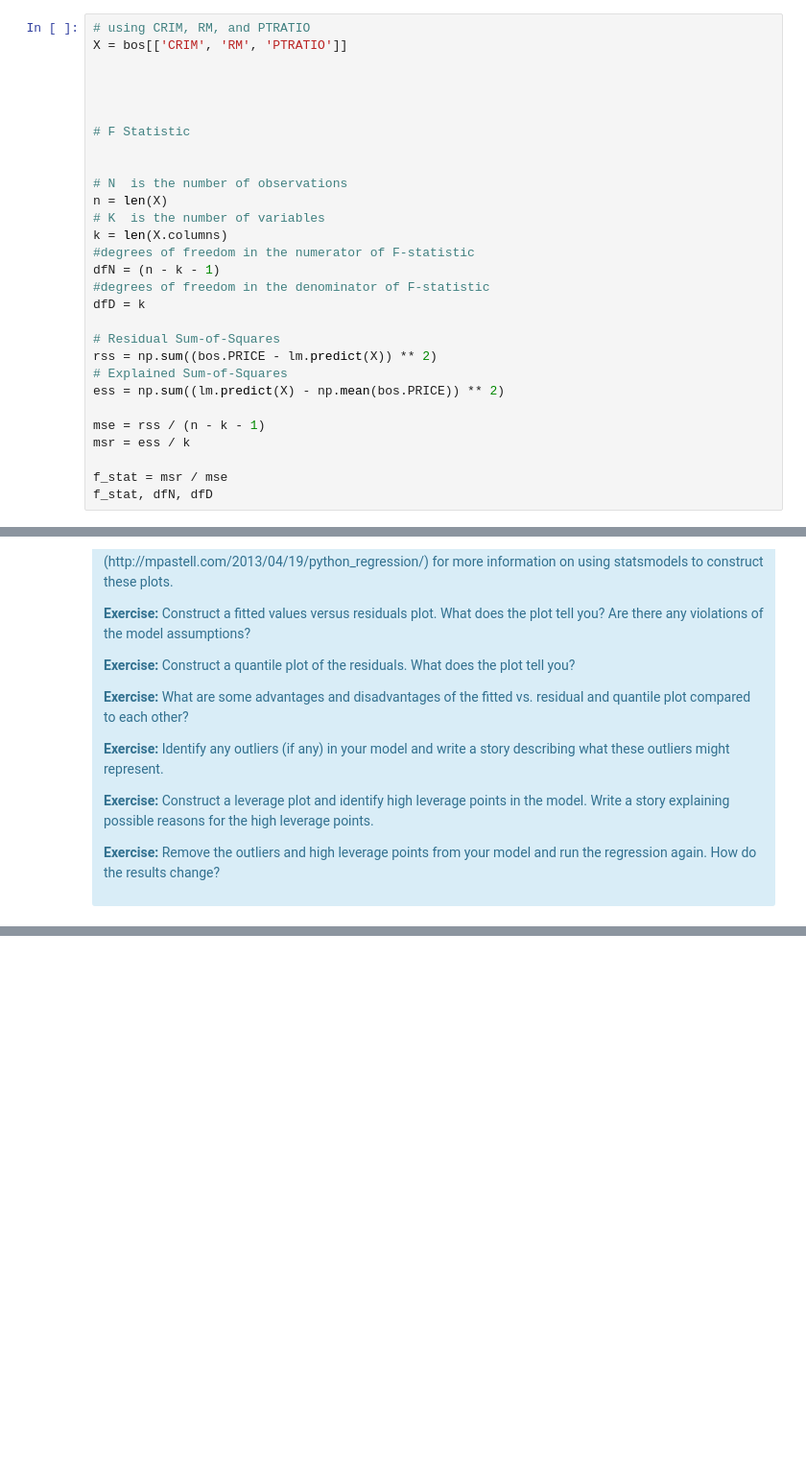
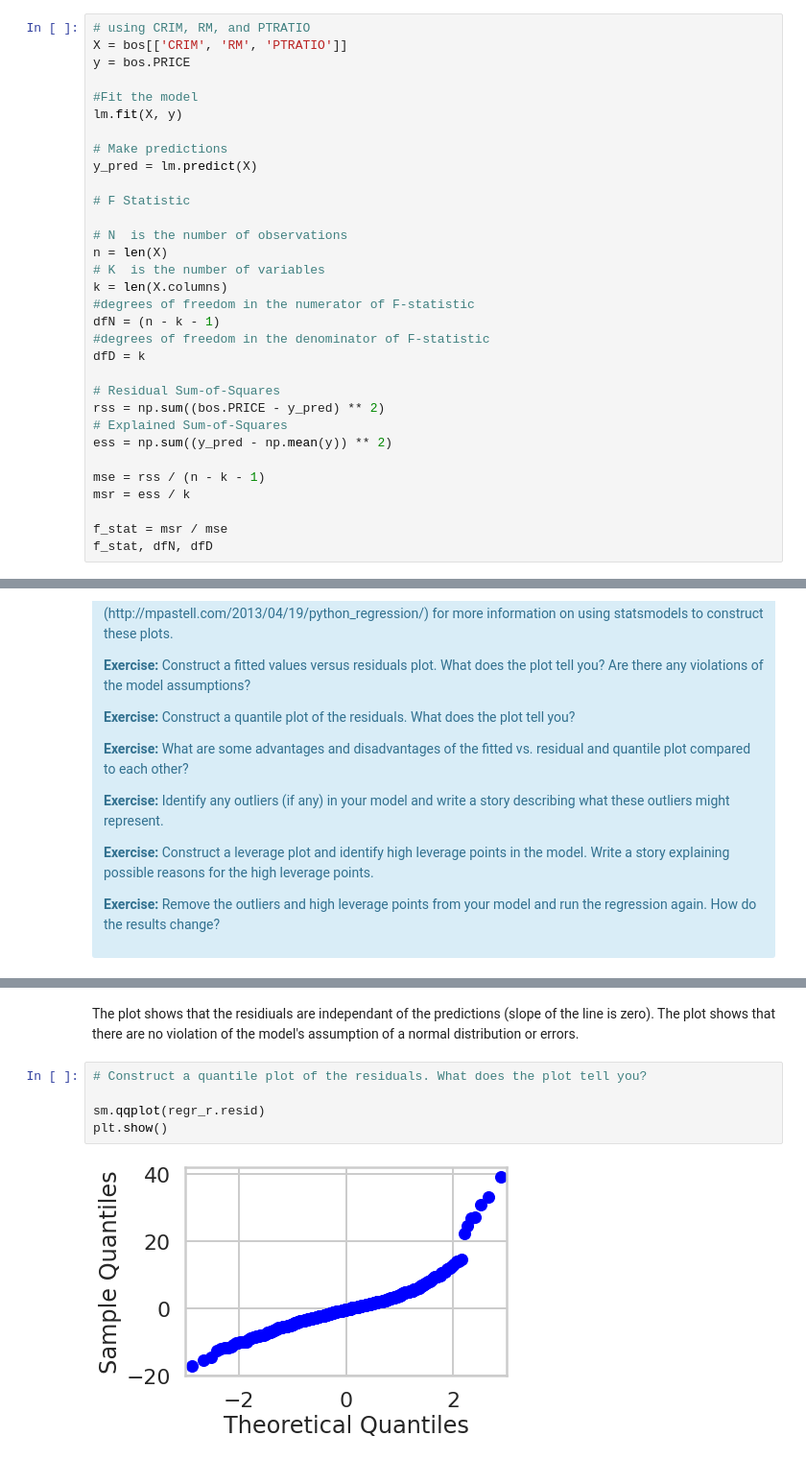
Before and after one commit to allen44/case-study-boston-housing, a Jupyter notebook: Mini_Project_Linear_Regression.ipynb, the cells around one changed output, grey strips where cells are left out. Shown at 96% size. Drawn from its saved outputs; the diff is of its cells as text; blank space fills up the shorter version.

```diff
--- a/Mini_Project_Linear_Regression.ipynb
+++ b/Mini_Project_Linear_Regression.ipynb
@@ -718,12 +718,15 @@ The f_statistic of 175, after loking it up on an F-table, tells us the it is ver
 # %%
 # using CRIM, RM, and PTRATIO
 X = bos[['CRIM', 'RM', 'PTRATIO']]
+y = bos.PRICE
 
+#Fit the model
+lm.fit(X, y)
 
-
+# Make predictions
+y_pred = lm.predict(X)
 
 # F Statistic
-
 
 # N  is the number of observations
 n = len(X)
@@ -735,9 +738,9 @@ dfN = (n - k - 1)
 dfD = k
 
 # Residual Sum-of-Squares
-rss = np.sum((bos.PRICE - lm.predict(X)) ** 2)
+rss = np.sum((bos.PRICE - y_pred) ** 2)
 # Explained Sum-of-Squares
-ess = np.sum((lm.predict(X) - np.mean(bos.PRICE)) ** 2)
+ess = np.sum((y_pred - np.mean(y)) ** 2)
 
 mse = rss / (n - k - 1)
 msr = ess / k
@@ -827,0 +928,9 @@ There are some other issues that are important investigate with linear regressio
+# %% [markdown]
+The plot shows that the residiuals are independant of the predictions (slope of the line is zero). The plot shows that there are no violation of the model's assumption of a normal distribution or errors.
+# %%
+# Construct a quantile plot of the residuals. What does the plot tell you?
+
+sm.qqplot(regr_r.resid)
+plt.show()
+# %% [output]
+[figure, added]
```
Also changed, not shown: parts of 26 cells of this notebook.
